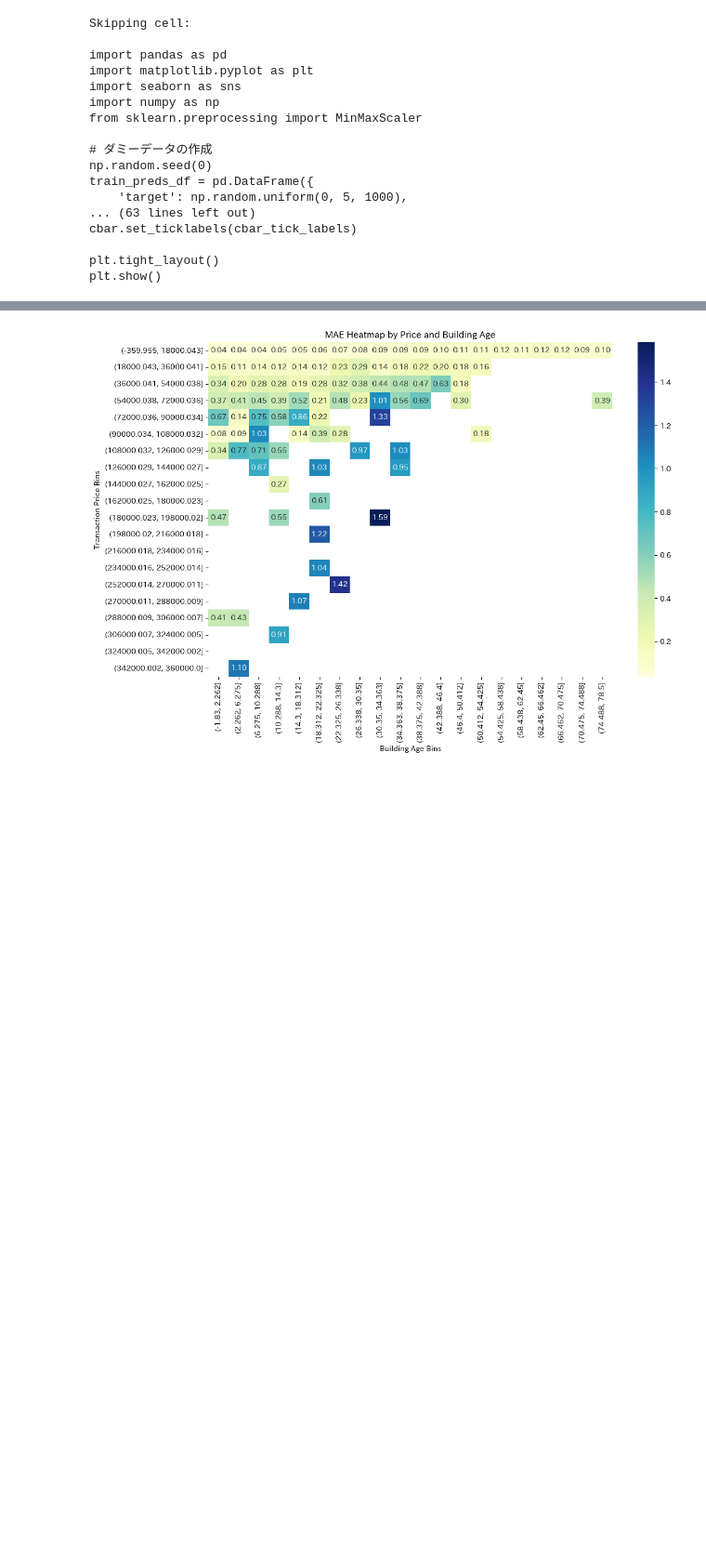
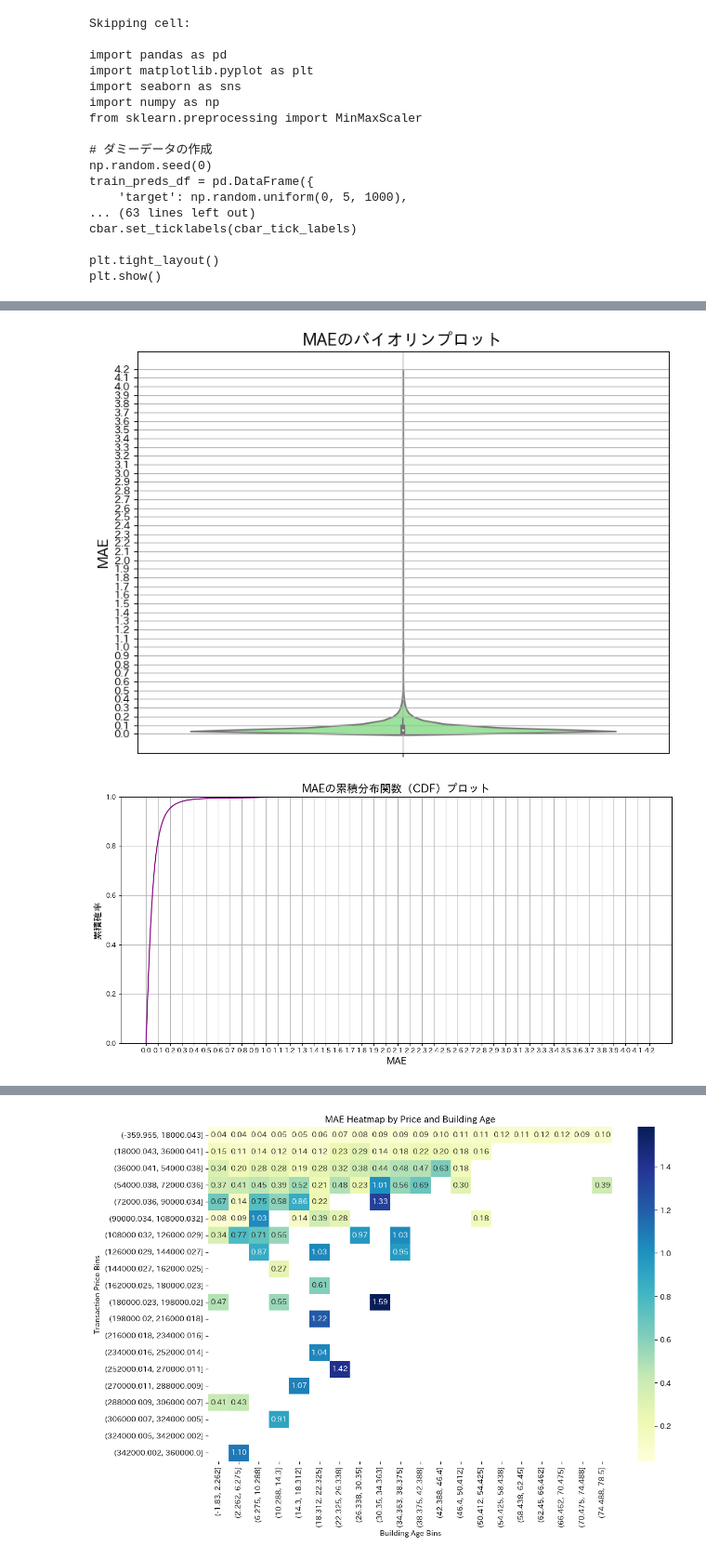
Before and after one commit to yuto12fr124/apartment_price_prediction_summer_2024, a Jupyter notebook: code/EDA/EDA_pred_v3.ipynb, the cells around one changed output, grey strips where cells are left out. Shown at 93% size. Drawn from its saved outputs; the diff is of its cells as text; code cells hidden in the pictures; blank space fills up the shorter version.

```diff
--- a/code/EDA/EDA_pred_v3.ipynb
+++ b/code/EDA/EDA_pred_v3.ipynb
@@ -491 +596,30 @@ ID                                          ...
 [figure]
+# %%
+# x軸のメモリを0.1刻みに設定するための範囲計算
+min_mae = train_preds_df['mae'].min()
+max_mae = train_preds_df['mae'].max()
+x_ticks = np.arange(np.floor(min_mae * 10) / 10, np.ceil(max_mae * 10) / 10 + 0.1, 0.1)
+
+# バイオリンプロットの作成（Seabornを使用）
+plt.figure(figsize=(8, 6))
+sns.violinplot(y='mae', data=train_preds_df, color='lightgreen')
+plt.title('MAEのバイオリンプロット', fontsize=16)
+plt.ylabel('MAE', fontsize=14)
+plt.yticks(x_ticks)
+plt.grid(True)
+plt.tight_layout()
+plt.show()
+
+# CDFプロットの作成（Seabornを使用）
+plt.figure(figsize=(12, 6))
+sns.ecdfplot(train_preds_df['mae'], color='purple')
+plt.title('MAEの累積分布関数（CDF）プロット', fontsize=16)
+plt.xlabel('MAE', fontsize=14)
+plt.ylabel('累積確率', fontsize=14)
+plt.xticks(x_ticks)
+plt.grid(True)
+plt.tight_layout()
+plt.show()
+# %% [output]
+[figure, added]
+[figure, added]
```
Also changed, not shown: parts of 11 cells of this notebook, 9 other files.
